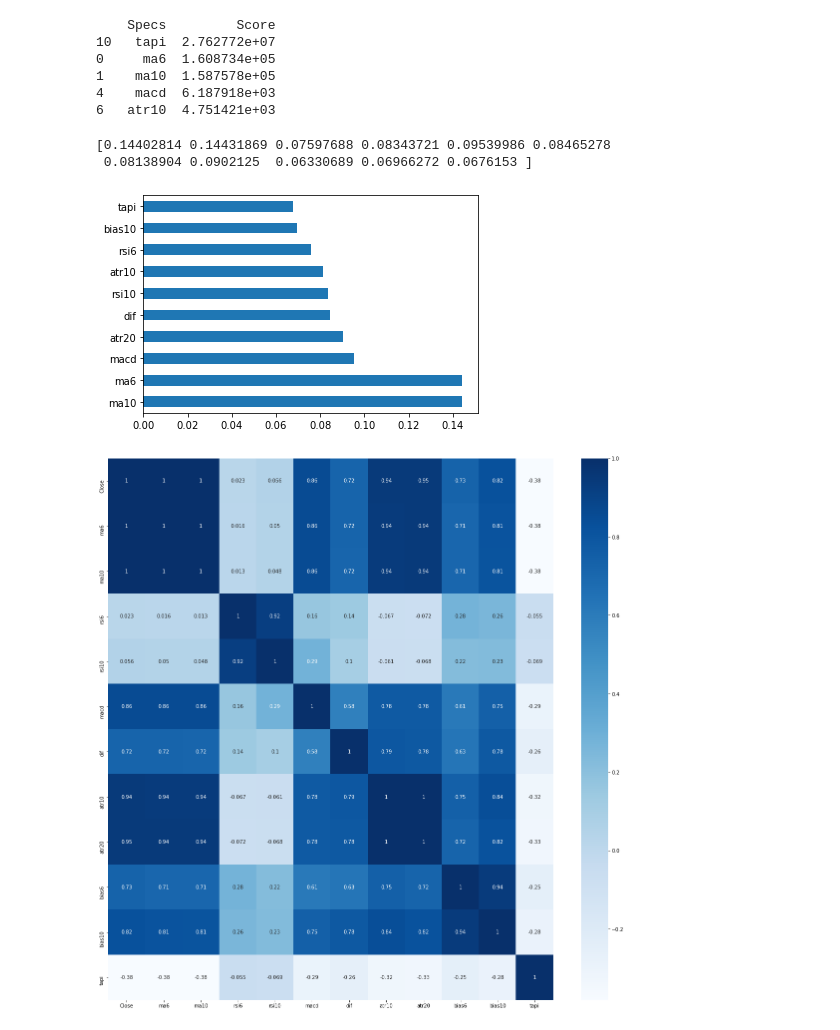
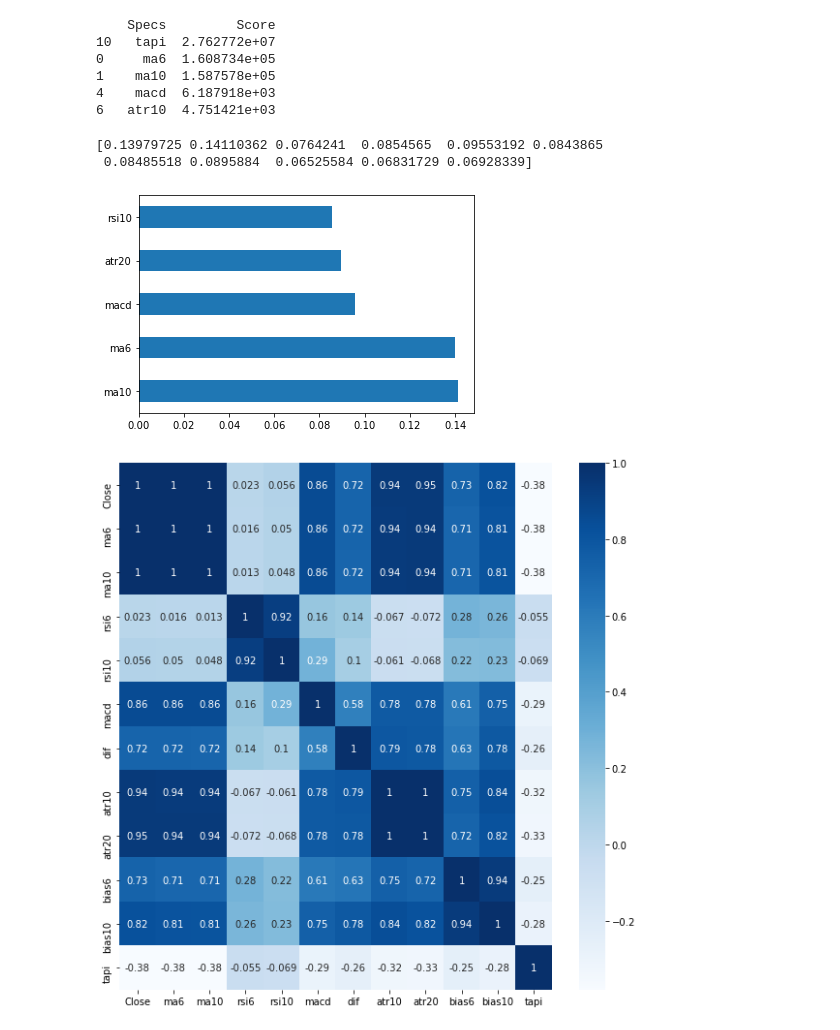
Before and after one commit to FeTaka/PDENG_data_mining_2_2021, a Jupyter notebook: Data Analysis/ran.ipynb, the cells around one changed output. Cells and saved outputs as stored; diff of their text form; code cells hidden in the pictures.

```diff
--- a/Data Analysis/ran.ipynb
+++ b/Data Analysis/ran.ipynb
@@ -63,25 +63,24 @@ print(featureScores.nlargest(5,'Score'))  #print 5 best features
 # %%
 from sklearn.ensemble import ExtraTreesClassifier
 import matplotlib.pyplot as plt
 model = ExtraTreesClassifier()
 model.fit(X.to_numpy(),y.to_numpy().astype('int'))
 print(model.feature_importances_) #use inbuilt class feature_importances of tree based classifiers
 #plot graph of feature importances for better visualization
 feat_importances = pd.Series(model.feature_importances_, index=X.columns)
-feat_importances.nlargest(10).plot(kind='barh')
+feat_importances.nlargest(5).plot(kind='barh')
 plt.show()
 # %% [output]
-[0.14402814 0.14431869 0.07597688 0.08343721 0.09539986 0.08465278
- 0.08138904 0.0902125  0.06330689 0.06966272 0.0676153 ]
+[0.13979725 0.14110362 0.0764241  0.0854565  0.09553192 0.0843865
+ 0.08485518 0.0895884  0.06525584 0.06831729 0.06928339]
-[figure, old version]
+[figure, new version]
 # %%
 import seaborn as sns
 
-
 corrmat = df.corr()
 top_corr_features = corrmat.index
-plt.figure(figsize=(20,20))
+plt.figure(figsize=(10,10))
 #plot heat map
 g=sns.heatmap(df[top_corr_features].corr(),annot=True,cmap="Blues")
 # %% [output]
-[figure, old version]
+[figure, new version]
```
